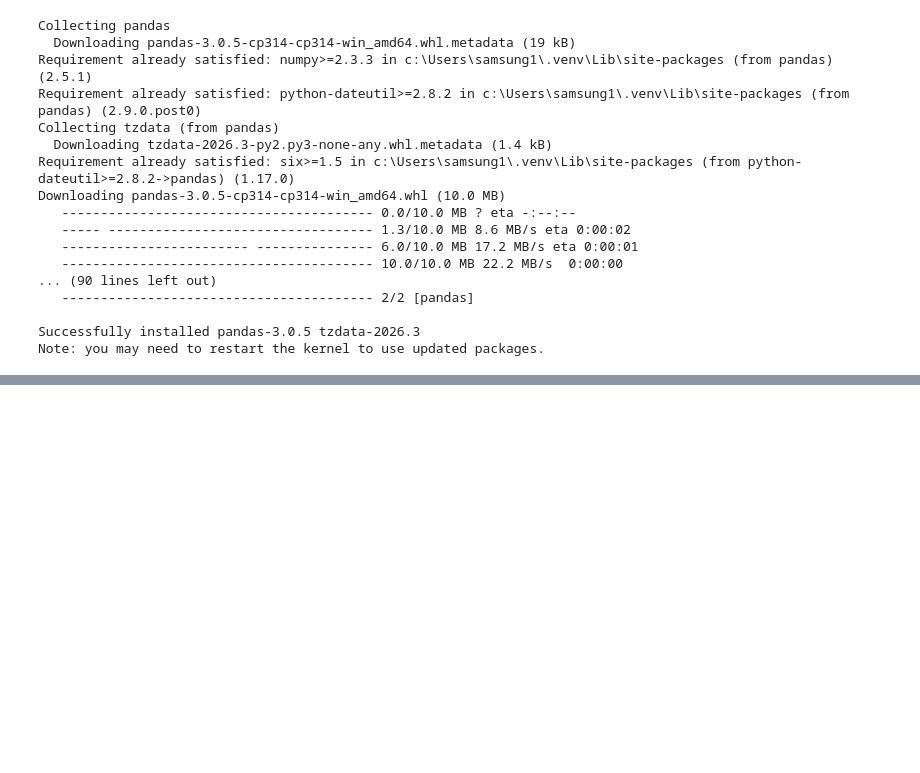
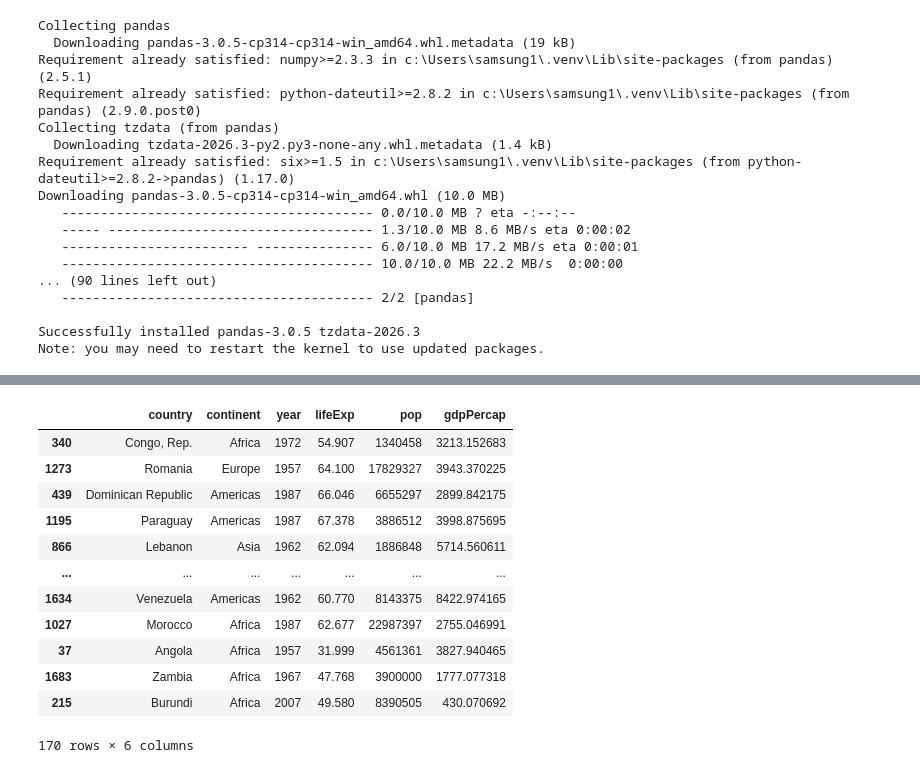
Before and after one commit to bhs6122/samsung_practice, a Jupyter notebook: 3week_1day/3week_1day.ipynb, the cells around one changed output, grey strips where cells are left out. Drawn from its saved outputs; the diff is of its cells as text; code cells hidden in the pictures; blank space fills up the shorter version.

```diff
--- a/3week_1day/3week_1day.ipynb
+++ b/3week_1day/3week_1day.ipynb
@@ -20,3 +20,4 @@ Successfully installed pandas-3.0.5 tzdata-2026.3
 Note: you may need to restart the kernel to use updated packages.
 # %%
 import pandas as pd
+df = pd.read_csv('data/gapminder.tsv', sep='\t')
@@ -22,0 +140,5 @@ import pandas as pd
+# %%
+df.set_index('country')
+# 특정 값을 index로 설정하여 데이터프레임을 재구성할 수 있다.
+# 따라서 숫자가 아닌 문자열도 index로 설정할 수 있다.
+# 이 결과에서 country 열이 index로 설정됨
@@ -22,0 +513,17 @@ import pandas as pd
+# %%
+df.sample(frac = 0.1)
+# 데이터프레임에서 10%의 임의의 행을 선택하여 반환
+# %% [output]
+|  | country | continent | year | lifeExp | pop | gdpPercap |
+| 340 | Congo, Rep. | Africa | 1972 | 54.907 | 1340458 | 3213.152683 |
+| 1273 | Romania | Europe | 1957 | 64.100 | 17829327 | 3943.370225 |
+| 439 | Dominican Republic | Americas | 1987 | 66.046 | 6655297 | 2899.842175 |
+| 1195 | Paraguay | Americas | 1987 | 67.378 | 3886512 | 3998.875695 |
+| 866 | Lebanon | Asia | 1962 | 62.094 | 1886848 | 5714.560611 |
+| ... | ... | ... | ... | ... | ... | ... |
+| 1634 | Venezuela | Americas | 1962 | 60.770 | 8143375 | 8422.974165 |
+| 1027 | Morocco | Africa | 1987 | 62.677 | 22987397 | 2755.046991 |
+| 37 | Angola | Africa | 1957 | 31.999 | 4561361 | 3827.940465 |
+| 1683 | Zambia | Africa | 1967 | 47.768 | 3900000 | 1777.077318 |
+| 215 | Burundi | Africa | 2007 | 49.580 | 8390505 | 430.070692 |
+170 rows × 6 columns
```
Also changed, not shown: parts of 77 cells of this notebook, 1 other file.
